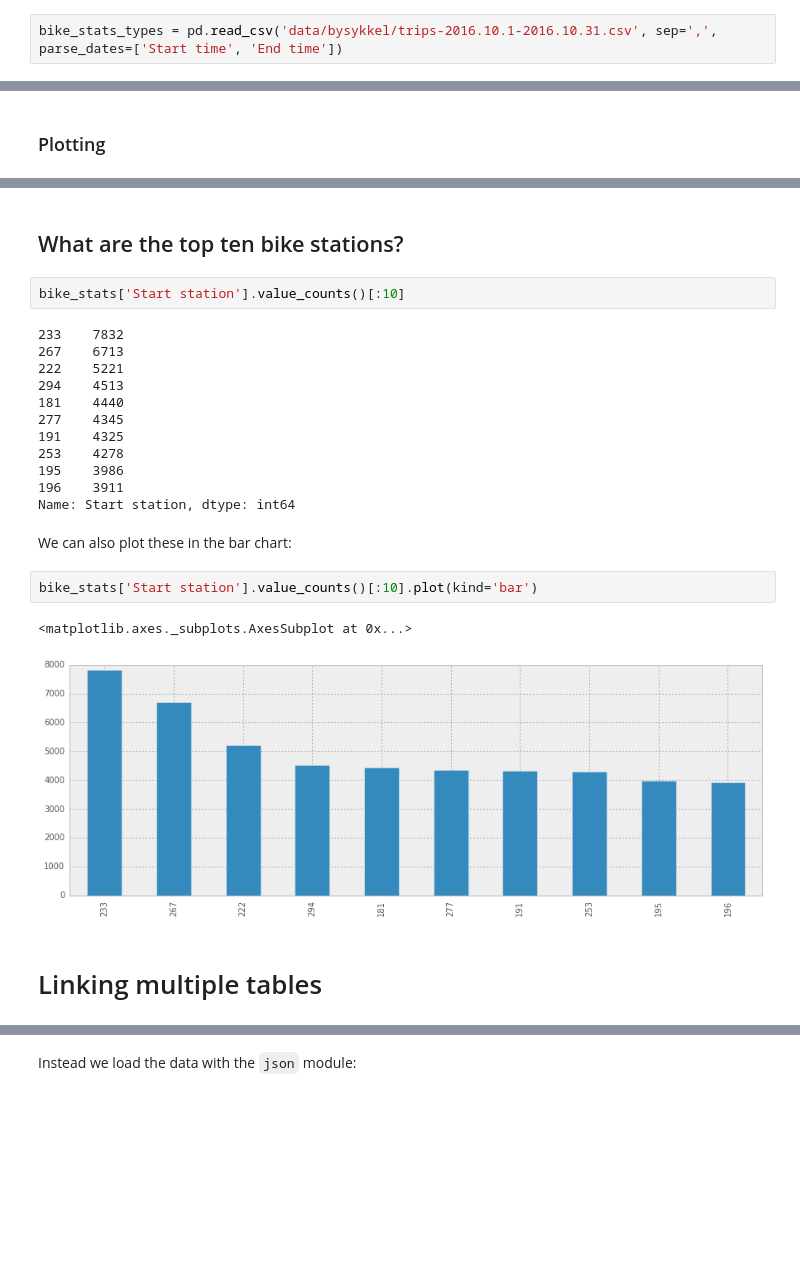
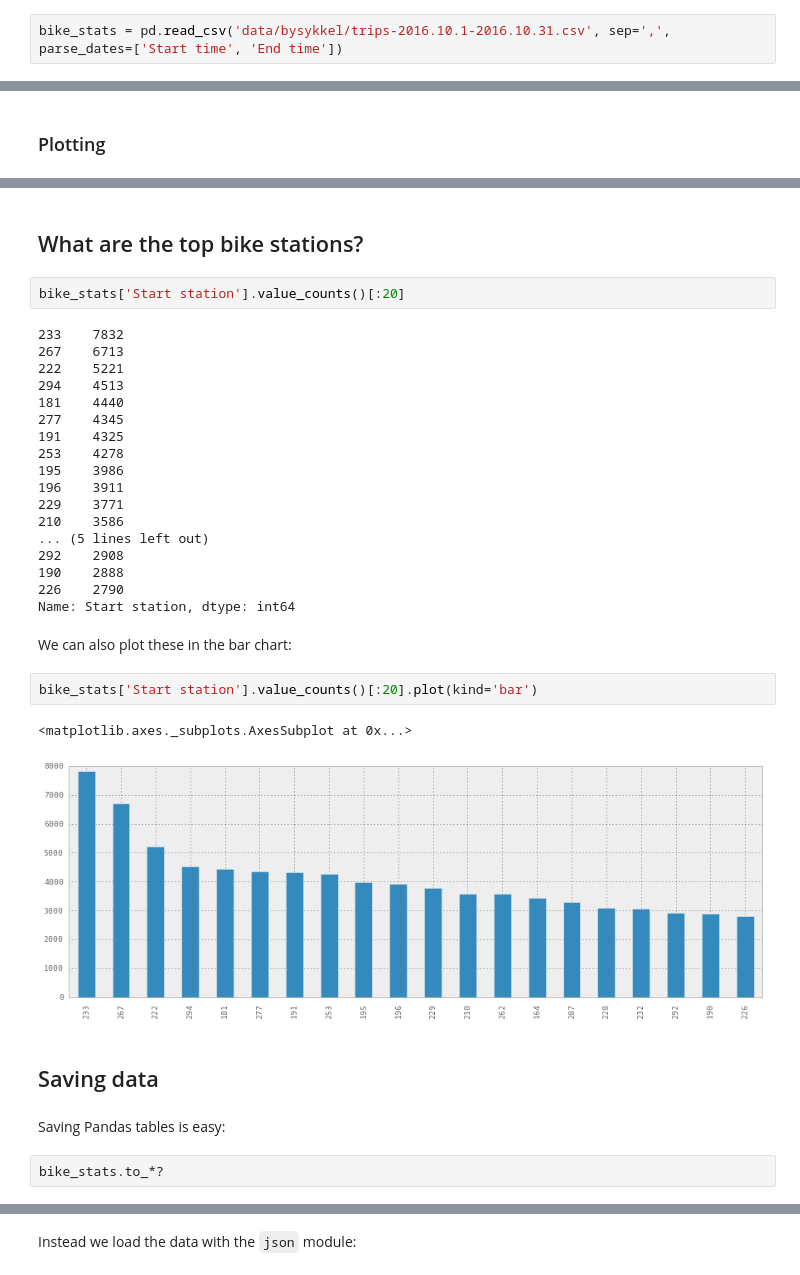
Before and after one commit to hvgab/UiO-INF3331.github.io, a Jupyter notebook: lectures/pandas/Pandas.ipynb, the cells around one changed output, grey strips where cells are left out. Cells and saved outputs as stored; diff of their text form; blank space fills up the shorter version.

```diff
--- a/lectures/pandas/Pandas.ipynb
+++ b/lectures/pandas/Pandas.ipynb
@@ -164,2 +153,2 @@ We can see that this automatic detection failed for both `Start time` and `End t
 # %%
-bike_stats_types = pd.read_csv('data/bysykkel/trips-2016.10.1-2016.10.31.csv', sep=',', parse_dates=['Start time', 'End time'])
+bike_stats = pd.read_csv('data/bysykkel/trips-2016.10.1-2016.10.31.csv', sep=',', parse_dates=['Start time', 'End time'])
@@ -268,7 +185,7 @@ Name: Start time, dtype: object
 # %% [markdown]
-## What are the top ten bike stations?
+## What are the top bike stations?
 # %%
-bike_stats['Start station'].value_counts()[:10]
+bike_stats['Start station'].value_counts()[:20]
 # %% [output]
 233    7832
 267    6713
@@ -280,13 +197,23 @@ bike_stats['Start station'].value_counts()[:10]
 253    4278
 195    3986
 196    3911
+229    3771
+210    3586
+... (5 lines left out)
+292    2908
+190    2888
+226    2790
 Name: Start station, dtype: int64
 # %% [markdown]
 We can also plot these in the bar chart:
 # %%
-bike_stats['Start station'].value_counts()[:10].plot(kind='bar')
+bike_stats['Start station'].value_counts()[:20].plot(kind='bar')
 # %% [output]
 <matplotlib.axes._subplots.AxesSubplot at 0x...>
-[figure, old version]
+[figure, new version]
-# %% [markdown]
-# Linking multiple tables
+# %% [markdown]
+## Saving data
+# %% [markdown]
+Saving Pandas tables is easy:
+# %%
+bike_stats.to_*?
```
Also changed, not shown: parts of 112 cells of this notebook, 6 other files.
